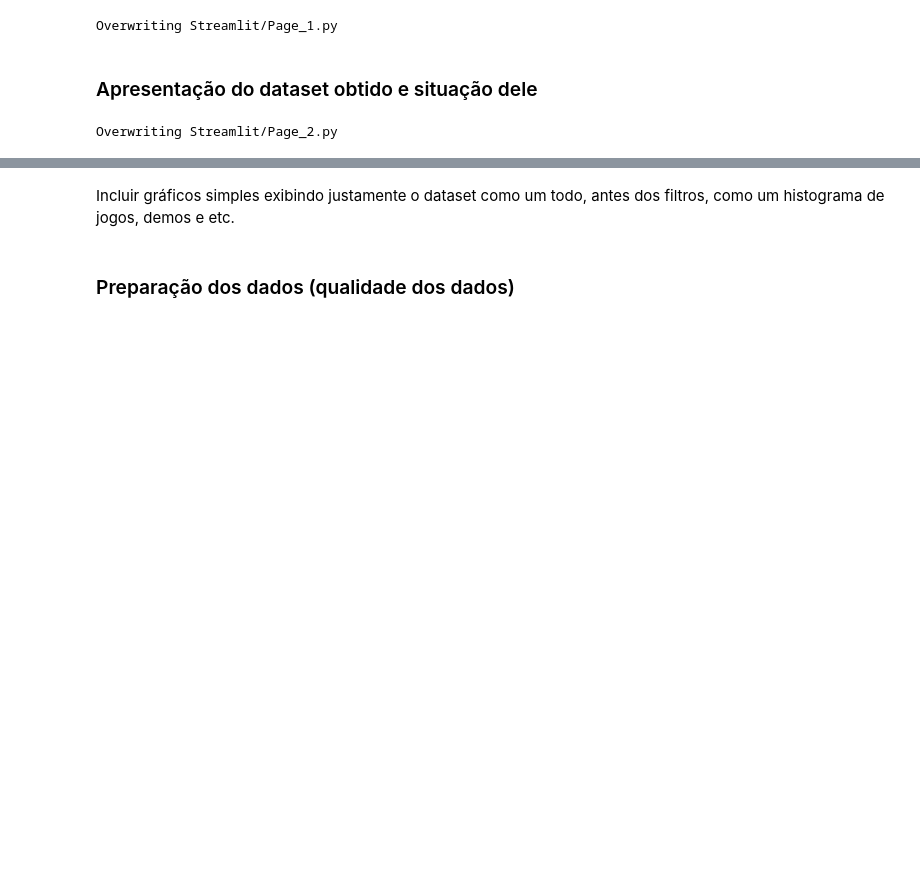
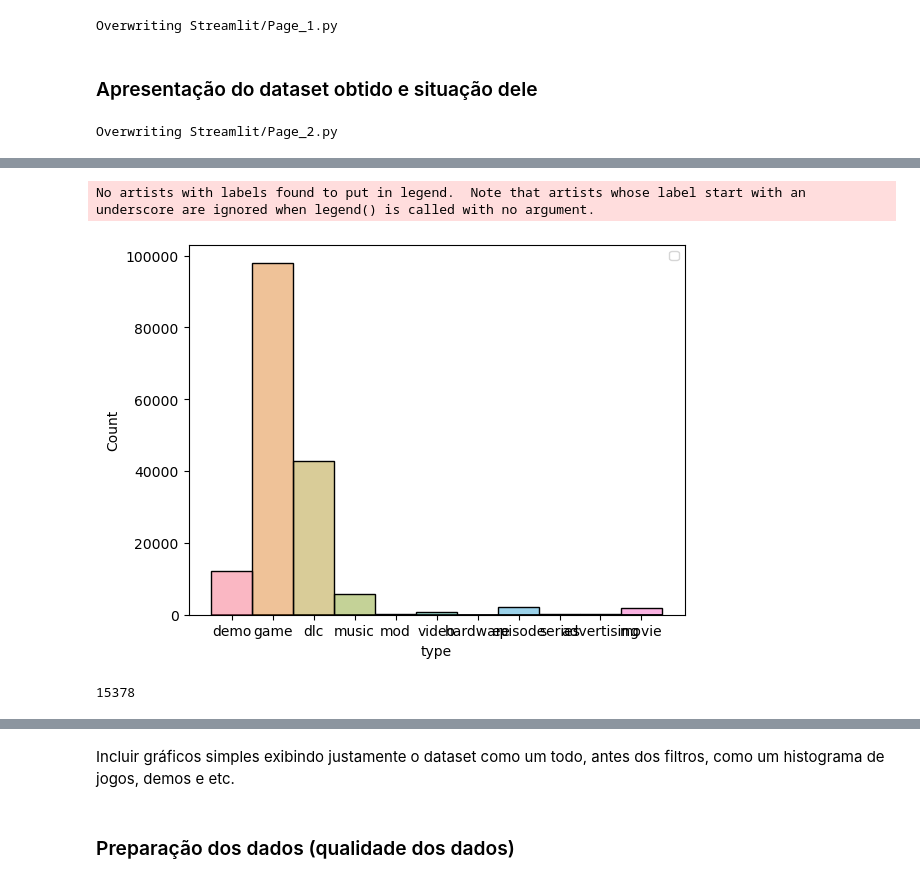
Before and after one commit to Leonidas-Vitor/Steam_Scrapper, a Jupyter notebook: Dashboard.ipynb, the cells around one changed output, grey strips where cells are left out. Saved outputs shown, nothing was run; the diff lists cells and outputs as text; code cells hidden in the pictures; blank space fills up the shorter version.

```diff
--- a/Dashboard.ipynb
+++ b/Dashboard.ipynb
@@ -224,0 +558,14 @@ Overwriting Streamlit/Page_2.py
+# %%
+import seaborn as sb
+
+fig, ax = plt.subplots()
+sb.histplot(df_redux,x=df_redux['type'],hue=df_redux['type'],ax=ax)
+ax.legend(fontsize='small')
+plt.show()
+# %% [output]
+No artists with labels found to put in legend.  Note that artists whose label start with an underscore are ignored when legend() is called with no argument.
+[figure, added]
+# %%
+(df_redux['scrap_status'] != 'Scrap_Sucess').sum()
+# %% [output]
+15378
```
Also changed, not shown: parts of 12 cells of this notebook, 6 other files.
